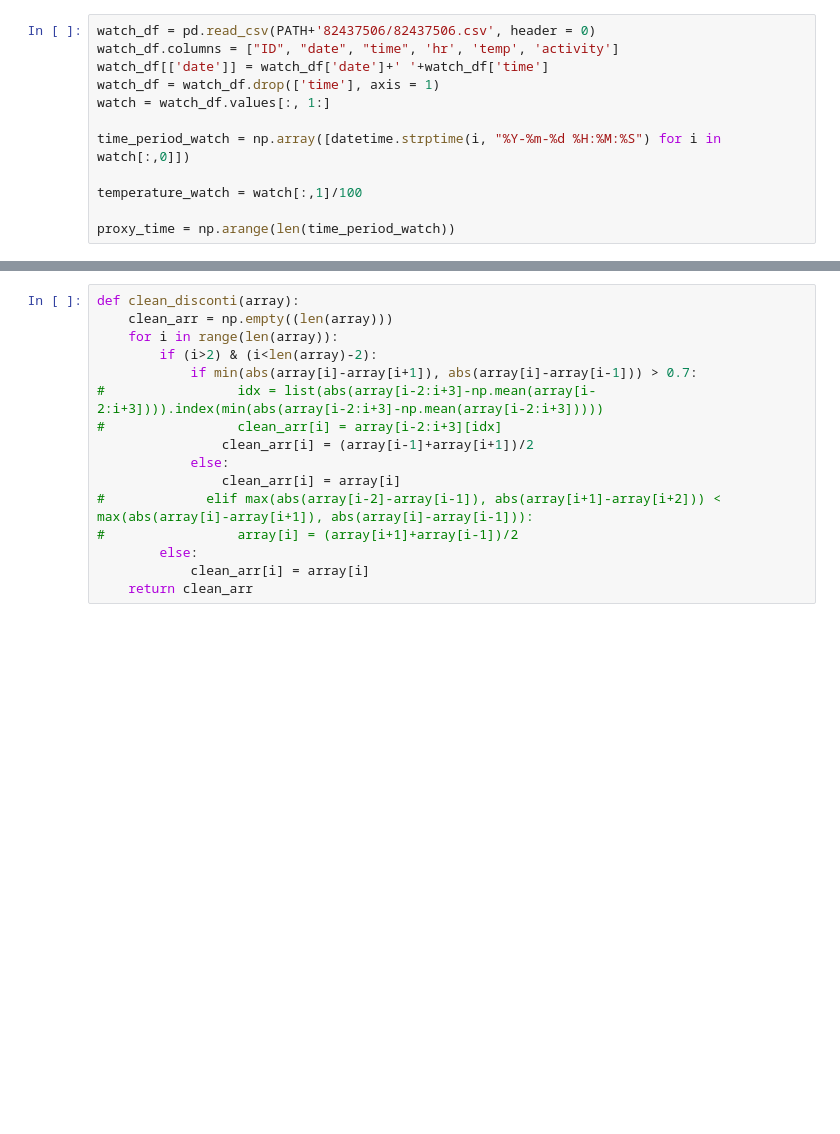
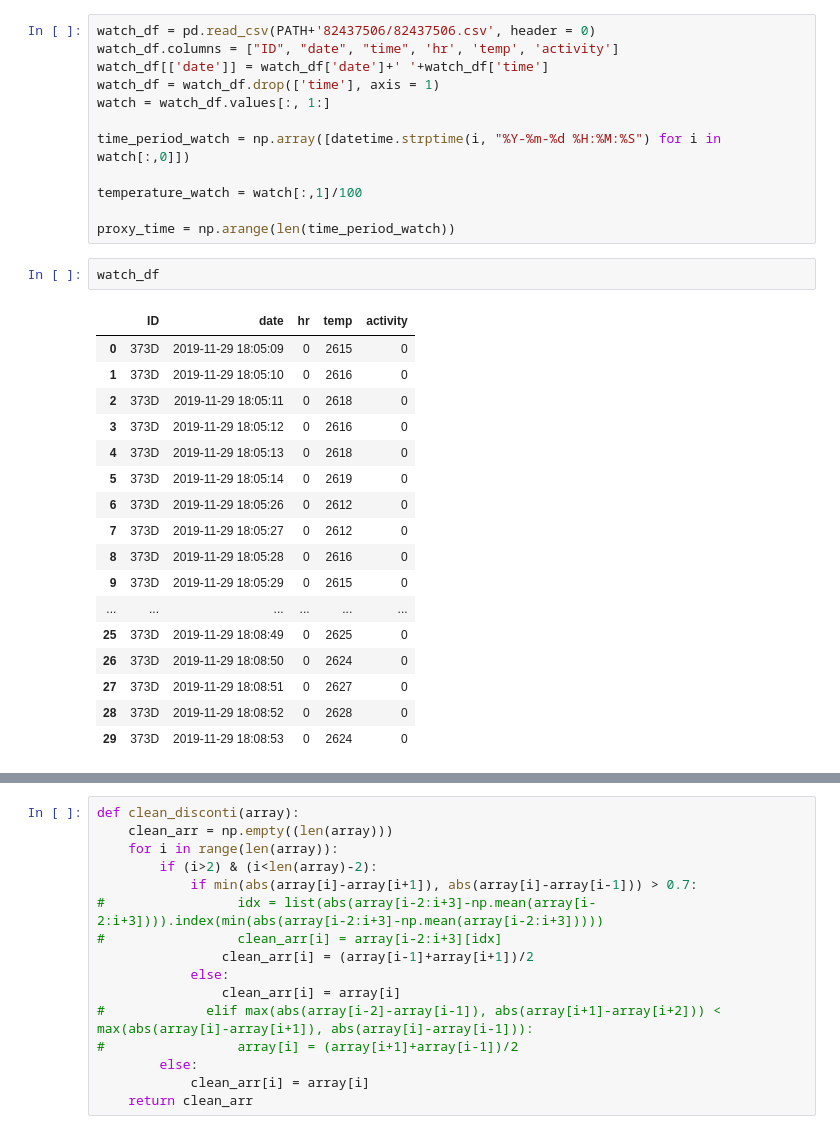
Before and after one commit to putintostyle/NCKUH_wearable_device, a Jupyter notebook: preprocessing.ipynb, the cells around one changed output, grey strips where cells are left out. Drawn from its saved outputs; the diff is of its cells as text; blank space fills up the shorter version.

```diff
--- a/preprocessing.ipynb
+++ b/preprocessing.ipynb
@@ -17,6 +17,26 @@ time_period_watch = np.array([datetime.strptime(i, "%Y-%m-%d %H:%M:%S") for i in
 temperature_watch = watch[:,1]/100
 
 proxy_time = np.arange(len(time_period_watch))
+# %%
+watch_df
+# %% [output]
+|  | ID | date | hr | temp | activity |
+| 0 | 373D | 2019-11-29 18:05:09 | 0 | 2615 | 0 |
+| 1 | 373D | 2019-11-29 18:05:10 | 0 | 2616 | 0 |
+| 2 | 373D | 2019-11-29 18:05:11 | 0 | 2618 | 0 |
+| 3 | 373D | 2019-11-29 18:05:12 | 0 | 2616 | 0 |
+| 4 | 373D | 2019-11-29 18:05:13 | 0 | 2618 | 0 |
+| 5 | 373D | 2019-11-29 18:05:14 | 0 | 2619 | 0 |
+| 6 | 373D | 2019-11-29 18:05:26 | 0 | 2612 | 0 |
+| 7 | 373D | 2019-11-29 18:05:27 | 0 | 2612 | 0 |
+| 8 | 373D | 2019-11-29 18:05:28 | 0 | 2616 | 0 |
+| 9 | 373D | 2019-11-29 18:05:29 | 0 | 2615 | 0 |
+| ... | ... | ... | ... | ... | ... |
+| 25 | 373D | 2019-11-29 18:08:49 | 0 | 2625 | 0 |
+| 26 | 373D | 2019-11-29 18:08:50 | 0 | 2624 | 0 |
+| 27 | 373D | 2019-11-29 18:08:51 | 0 | 2627 | 0 |
+| 28 | 373D | 2019-11-29 18:08:52 | 0 | 2628 | 0 |
+| 29 | 373D | 2019-11-29 18:08:53 | 0 | 2624 | 0 |
 # %%
 from pandas.plotting import register_matplotlib_converters
 register_matplotlib_converters()
```
Also changed, not shown: parts of 2 cells of this notebook, 12 other files.
